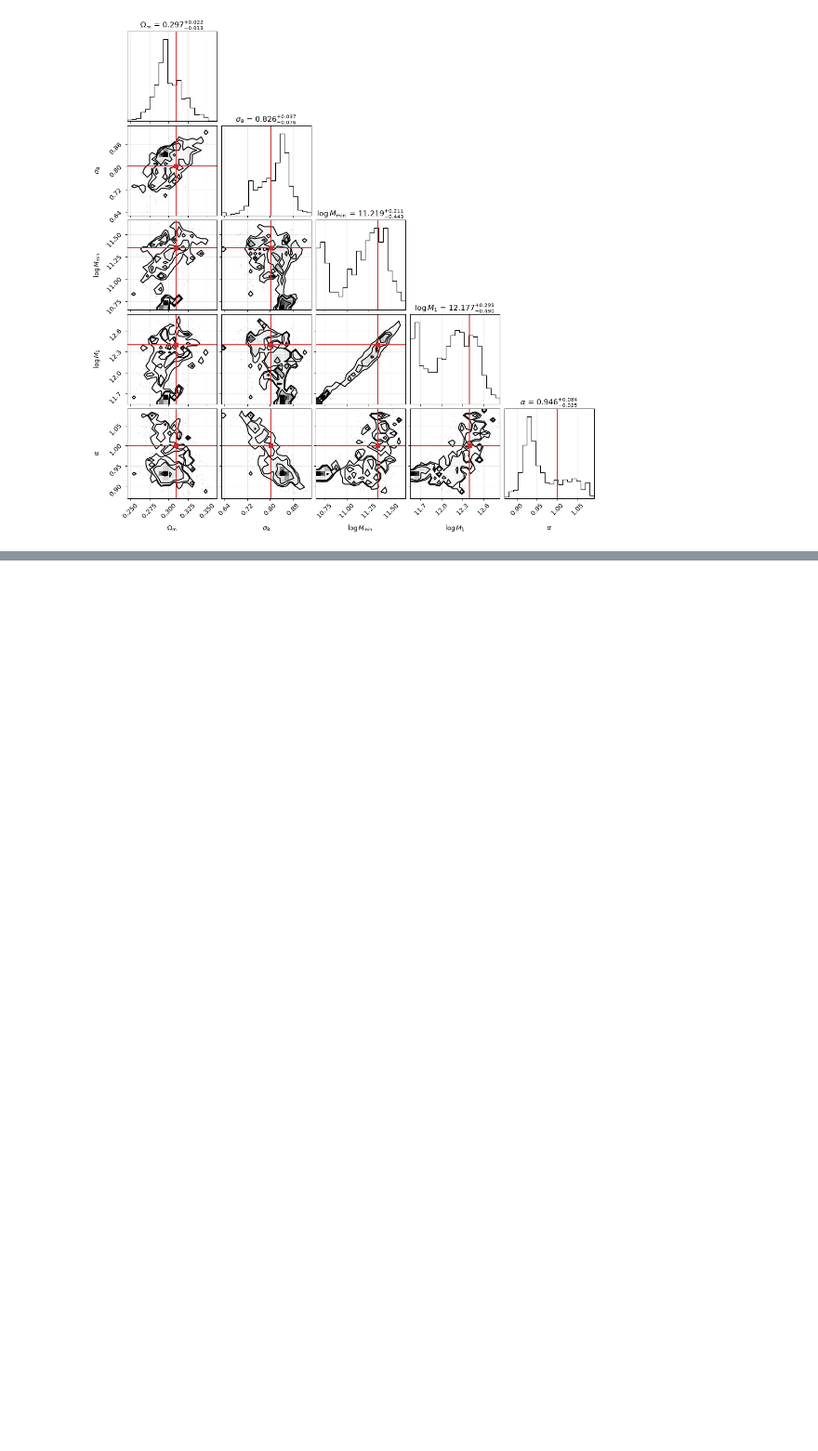
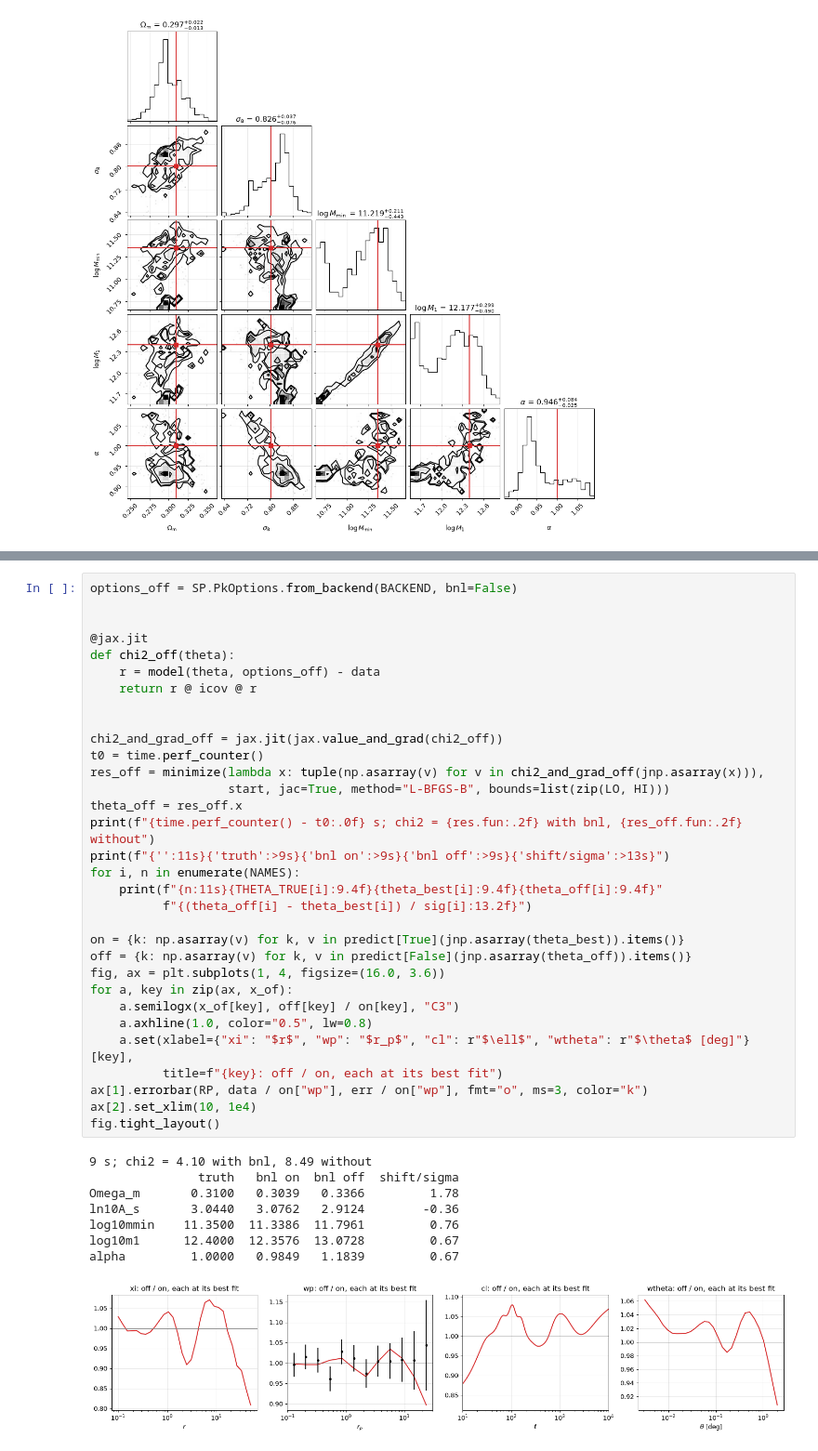
Before and after one commit to JohanComparat/ggah_mod, a Jupyter notebook: docs/notebooks/fit_wp.ipynb, the cells around one changed output, grey strips where cells are left out. Shown at 93% size. Saved outputs shown, nothing was run; the diff lists cells and outputs as text; blank space fills up the shorter version.

```diff
--- a/docs/notebooks/fit_wp.ipynb
+++ b/docs/notebooks/fit_wp.ipynb
@@ -348,3 +537,44 @@ sigma8 = 0.813 +- 0.054  (truth 0.803)
+# %%
+options_off = SP.PkOptions.from_backend(BACKEND, bnl=False)
+
+
+@jax.jit
+def chi2_off(theta):
+    r = model(theta, options_off) - data
+    return r @ icov @ r
+
+
+chi2_and_grad_off = jax.jit(jax.value_and_grad(chi2_off))
+t0 = time.perf_counter()
+res_off = minimize(lambda x: tuple(np.asarray(v) for v in chi2_and_grad_off(jnp.asarray(x))),
+                   start, jac=True, method="L-BFGS-B", bounds=list(zip(LO, HI)))
+theta_off = res_off.x
+print(f"{time.perf_counter() - t0:.0f} s; chi2 = {res.fun:.2f} with bnl, {res_off.fun:.2f} without")
+print(f"{'':11s}{'truth':>9s}{'bnl on':>9s}{'bnl off':>9s}{'shift/sigma':>13s}")
+for i, n in enumerate(NAMES):
+    print(f"{n:11s}{THETA_TRUE[i]:9.4f}{theta_best[i]:9.4f}{theta_off[i]:9.4f}"
+          f"{(theta_off[i] - theta_best[i]) / sig[i]:13.2f}")
+
+on = {k: np.asarray(v) for k, v in predict[True](jnp.asarray(theta_best)).items()}
+off = {k: np.asarray(v) for k, v in predict[False](jnp.asarray(theta_off)).items()}
+fig, ax = plt.subplots(1, 4, figsize=(16.0, 3.6))
+for a, key in zip(ax, x_of):
+    a.semilogx(x_of[key], off[key] / on[key], "C3")
+    a.axhline(1.0, color="0.5", lw=0.8)
+    a.set(xlabel={"xi": "$r$", "wp": "$r_p$", "cl": r"$\ell$", "wtheta": r"$\theta$ [deg]"}[key],
+          title=f"{key}: off / on, each at its best fit")
+ax[1].errorbar(RP, data / on["wp"], err / on["wp"], fmt="o", ms=3, color="k")
+ax[2].set_xlim(10, 1e4)
+fig.tight_layout()
+# %% [output]
+9 s; chi2 = 4.10 with bnl, 8.49 without
+               truth   bnl on  bnl off  shift/sigma
+Omega_m       0.3100   0.3039   0.3366         1.78
+ln10A_s       3.0440   3.0762   2.9124        -0.36
+log10mmin    11.3500  11.3386  11.7961         0.76
+log10m1      12.4000  12.3576  13.0728         0.67
+alpha         1.0000   0.9849   1.1839         0.67
+[figure, added]
 # %% [markdown]
 ## Things to try
 
```
Also changed, not shown: parts of 16 cells of this notebook, 40 other files.
